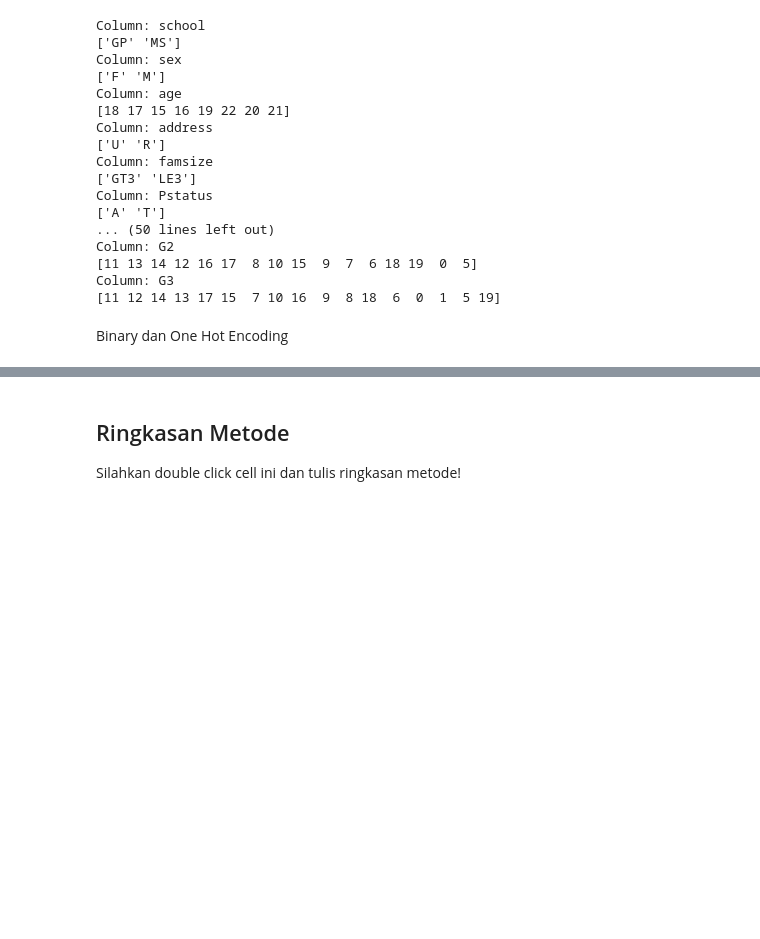
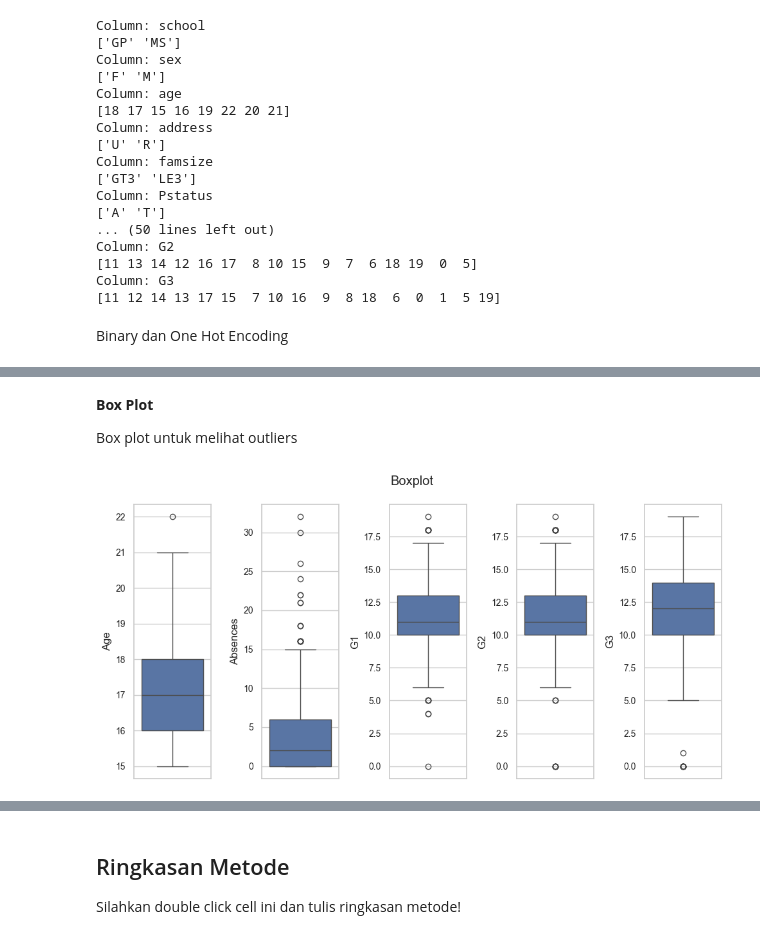
Before and after one commit to whoisgalih/student, a Jupyter notebook: template.ipynb, the cells around one changed output, grey strips where cells are left out. Cells and saved outputs as stored; diff of their text form; code cells hidden in the pictures; blank space fills up the shorter version.

Commit message:
boxplot

```diff
--- a/template.ipynb
+++ b/template.ipynb
@@ -233,0 +249,21 @@ Column: guardian_other
+# %% [markdown]
+**Box Plot**
+
+Box plot untuk melihat outliers
+# %%
+fig, axes = plt.subplots(1, 5, figsize=(10,5))
+
+objectNumeric = ['age', 'absences', 'G1', 'G2', 'G3']
+noObject = df_numeric[objectNumeric]
+for i, col in enumerate(noObject.columns) :
+    sns.boxplot(y=col, data=noObject, ax = axes[i])
+    axes[i].set_ylabel(col.title())
+    axes[i].tick_params(labelsize=10)
+
+
+plt.suptitle('Boxplot')
+plt.subplots_adjust(wspace=0.5)
+plt.tight_layout()
+plt.show()
+# %% [output]
+[figure, added]
```
Also changed, not shown: parts of 9 cells of this notebook.
